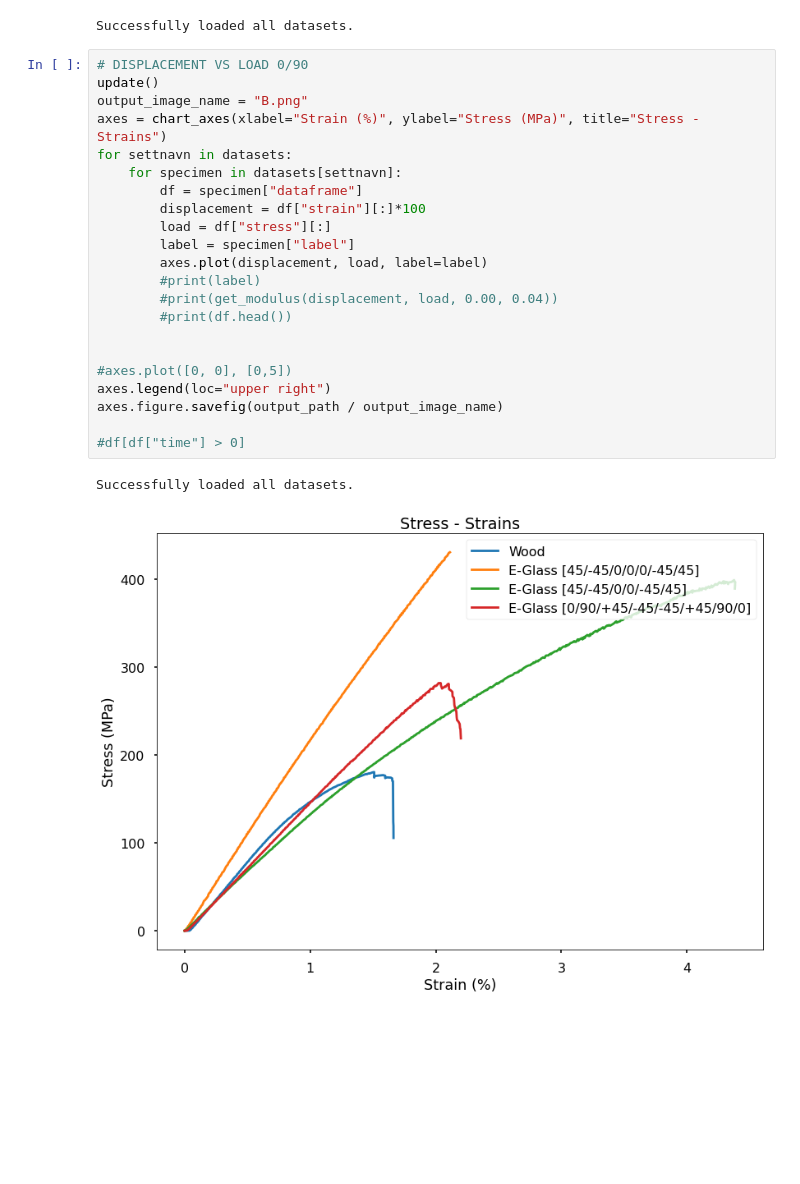
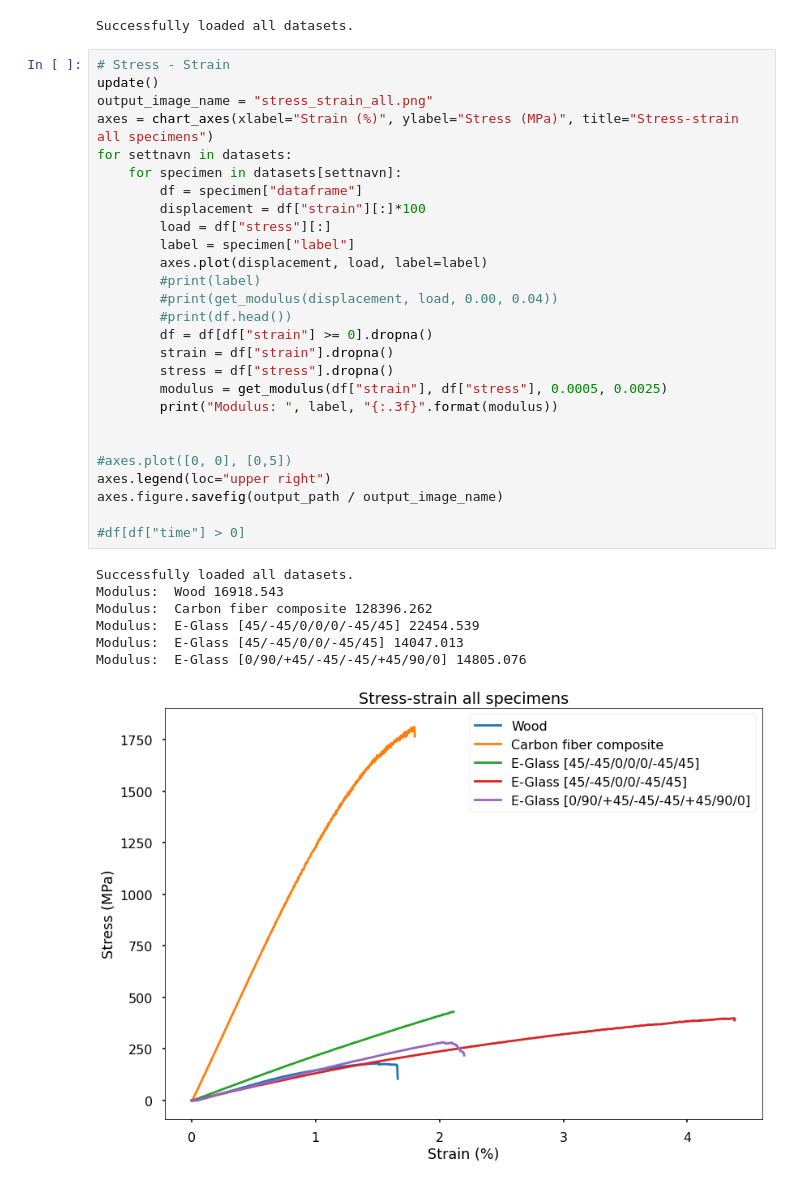
Before and after one commit to alfm778/Plastkompositter, a Jupyter notebook: Assignment 2.ipynb, the cells around one changed output. Saved outputs shown, nothing was run; the diff lists cells and outputs as text; blank space fills up the shorter version.

```diff
--- a/Assignment 2.ipynb
+++ b/Assignment 2.ipynb
@@ -109,29 +109,39 @@ update()
 # %% [output]
 Successfully loaded all datasets.
 # %%
-# DISPLACEMENT VS LOAD 0/90
+# Stress - Strain
 update()
-output_image_name = "B.png"
-axes = chart_axes(xlabel="Strain (%)", ylabel="Stress (MPa)", title="Stress - Strains")
+output_image_name = "stress_strain_all.png"
+axes = chart_axes(xlabel="Strain (%)", ylabel="Stress (MPa)", title="Stress-strain all specimens")
 for settnavn in datasets:
     for specimen in datasets[settnavn]:
         df = specimen["dataframe"]
         displacement = df["strain"][:]*100
         load = df["stress"][:]
         label = specimen["label"]
         axes.plot(displacement, load, label=label)
         #print(label)
         #print(get_modulus(displacement, load, 0.00, 0.04))
         #print(df.head())
+        df = df[df["strain"] >= 0].dropna()
+        strain = df["strain"].dropna()
+        stress = df["stress"].dropna()
+        modulus = get_modulus(df["strain"], df["stress"], 0.0005, 0.0025)
+        print("Modulus: ", label, "{:.3f}".format(modulus))
 
 
 #axes.plot([0, 0], [0,5])
 axes.legend(loc="upper right")
 axes.figure.savefig(output_path / output_image_name)
 
 #df[df["time"] > 0]
 # %% [output]
 Successfully loaded all datasets.
+Modulus:  Wood 16918.543
+Modulus:  Carbon fiber composite 128396.262
+Modulus:  E-Glass [45/-45/0/0/0/-45/45] 22454.539
+Modulus:  E-Glass [45/-45/0/0/-45/45] 14047.013
+Modulus:  E-Glass [0/90/+45/-45/-45/+45/90/0] 14805.076
-[figure, old version]
+[figure, new version]
 # %%
 for sett in datasets:
```
Also changed, not shown: parts of 2 cells of this notebook, 2 other files.
